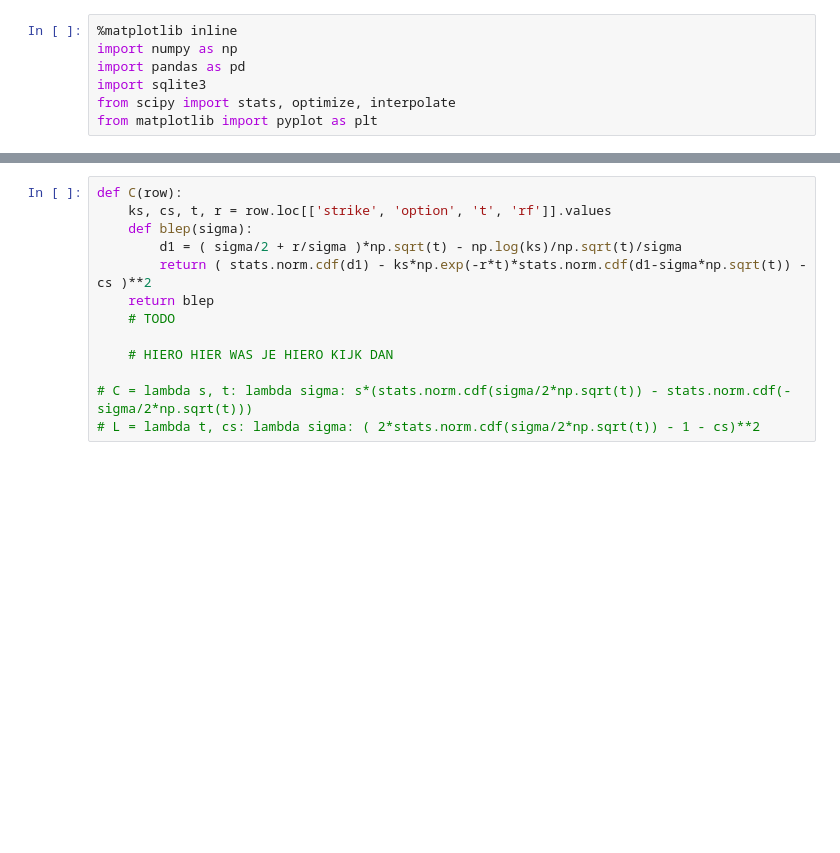
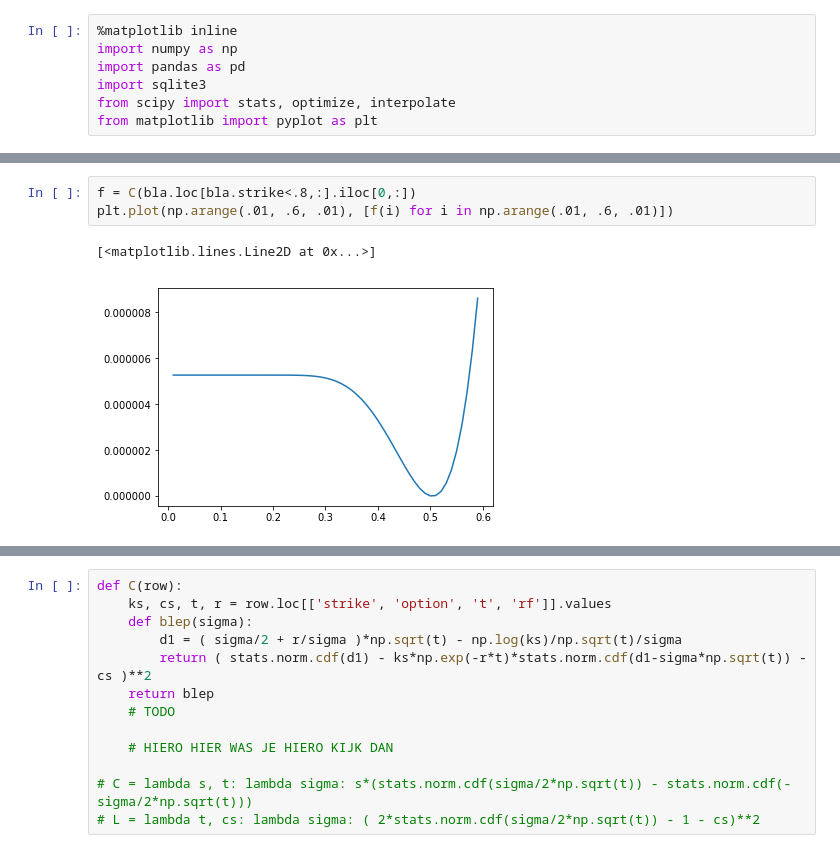
Before and after one commit to sebasv/thesis, a Jupyter notebook: Calibrations.ipynb, the cells around one changed output, grey strips where cells are left out. Cells and saved outputs as stored; diff of their text form; blank space fills up the shorter version.

```diff
--- a/Calibrations.ipynb
+++ b/Calibrations.ipynb
@@ -27,0 +39,6 @@ plt.plot(bla.strike, bla.best_bid, bla.strike, bla.best_offer)
+# %%
+f = C(bla.loc[bla.strike<.8,:].iloc[0,:])
+plt.plot(np.arange(.01, .6, .01), [f(i) for i in np.arange(.01, .6, .01)])
+# %% [output]
+[<matplotlib.lines.Line2D at 0x...>]
+[figure, added]
```
Also changed, not shown: parts of 11 cells of this notebook.
